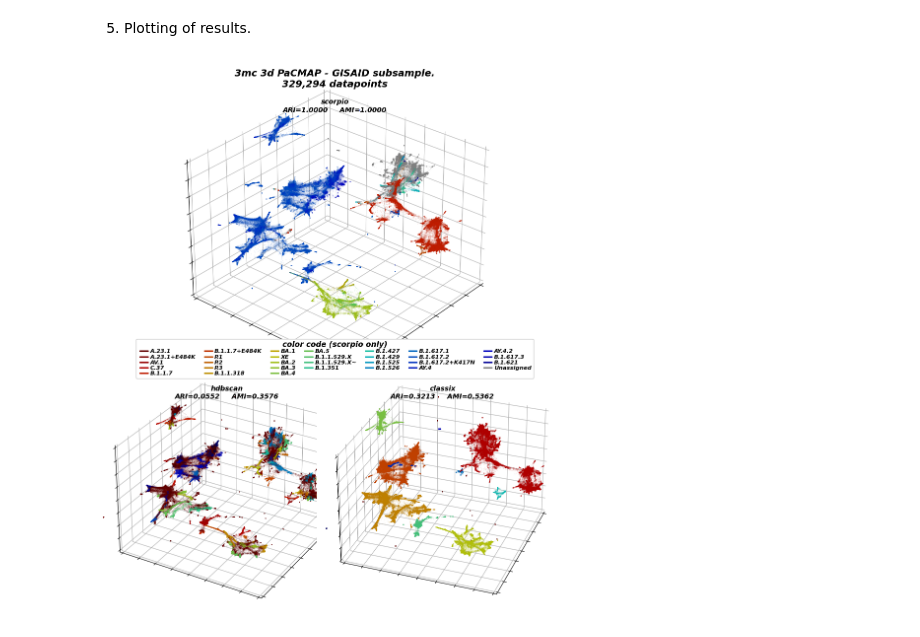
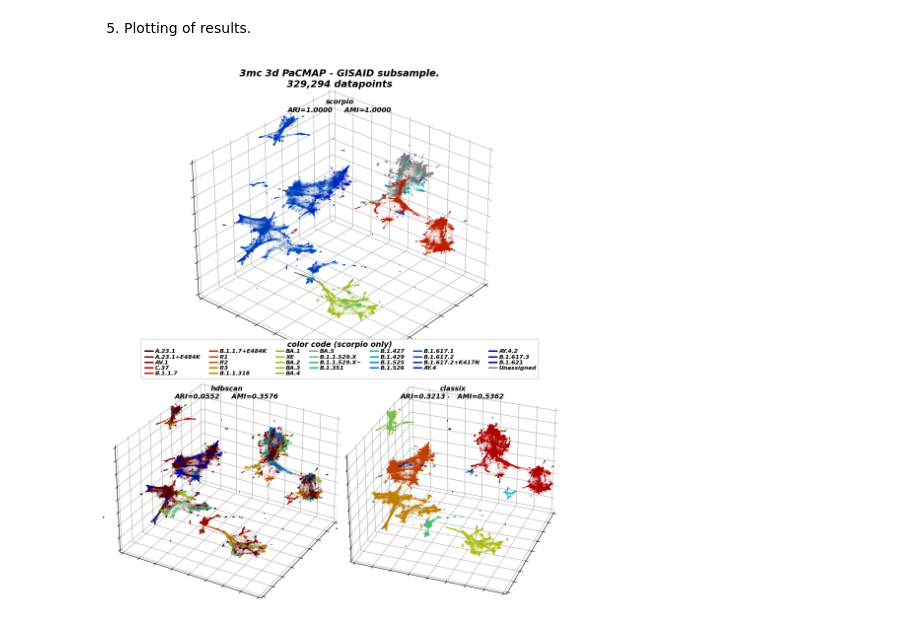
Before and after one commit to robcah/dimredcovid19, a Jupyter notebook: Dimensionality_Reduction_Covid19.ipynb, the cells around one changed output. Cells and saved outputs as stored; diff of their text form; code cells hidden in the pictures.

Commit message:
Improvement of plot in Dimensionality_Reduction_Covid19.ipynb.

```diff
--- a/Dimensionality_Reduction_Covid19.ipynb
+++ b/Dimensionality_Reduction_Covid19.ipynb
@@ -297,6 +297,7 @@ for i, (classification,
     ax.view_init(elev=elev,
                  azim=azim,
                 )
+    ax.set_facecolor([0.0]*4)
     lim = 0.4
     # Cleaning the axis of ticks and tick-labels.
     # Since it is a projection they are not
@@ -333,32 +334,32 @@ for l in label_classes:
 
 handles = natsorted(handles,
                     key=lambda x: dict_translator[x.get_label()]
                    )
 
 
 labs = [h.get_label() for h in handles]
 bbox_y = 0.98
 fig.legend(handles,
            labs,
            title='color code (scorpio only)',
            title_fontsize=11,
            bbox_to_anchor=(0.5, 0.4825),
            bbox_transform=fig.transFigure,
            markerscale=0.5,
            loc='upper center',
            numpoints=25,
            ncol=7,
            fontsize=8.25,
            handletextpad=0.1,
            columnspacing=1.25,
            frameon=True,
            labelspacing=0.1,
            framealpha=1.0,
           )
 
 # Final adjustments of subplots
 fig.tight_layout(h_pad=-15,
-                 w_pad=-75,
+                 w_pad=-72.5,
                 )
 # %% [output]
-[figure, old version]
+[figure, new version]
```
Also changed, not shown: parts of 2 cells of this notebook.
